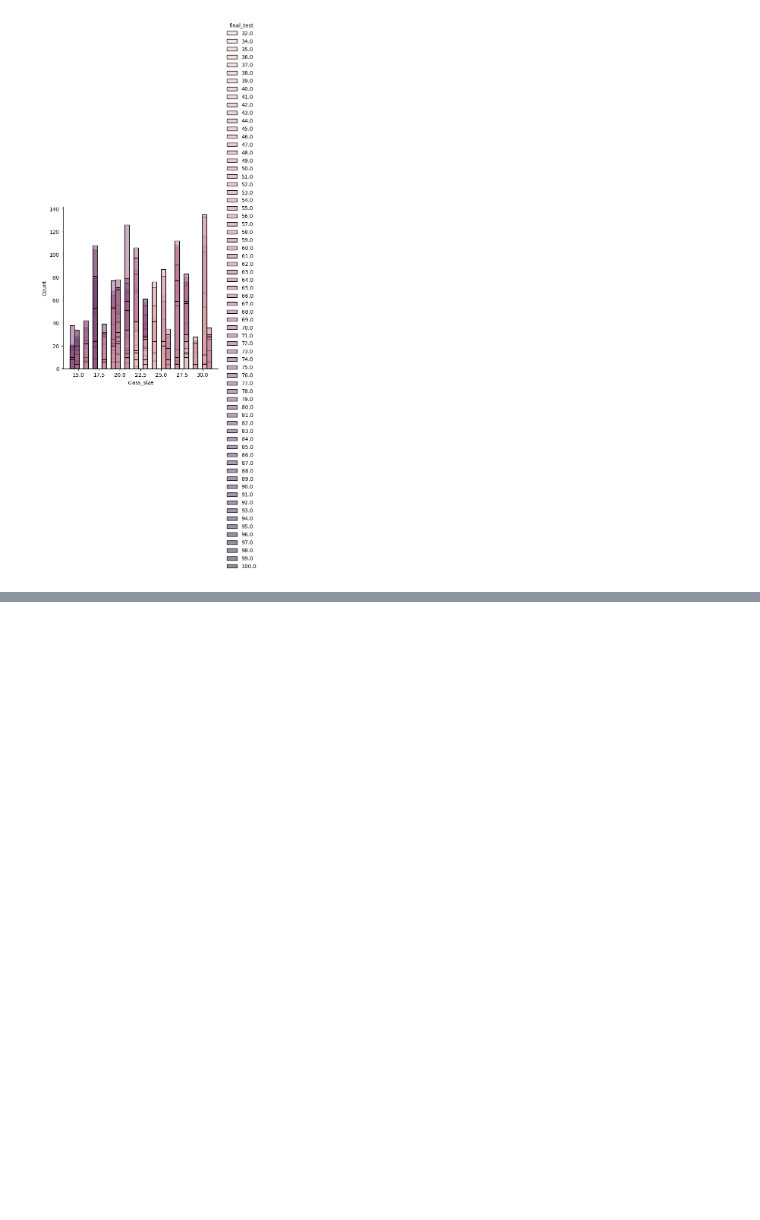
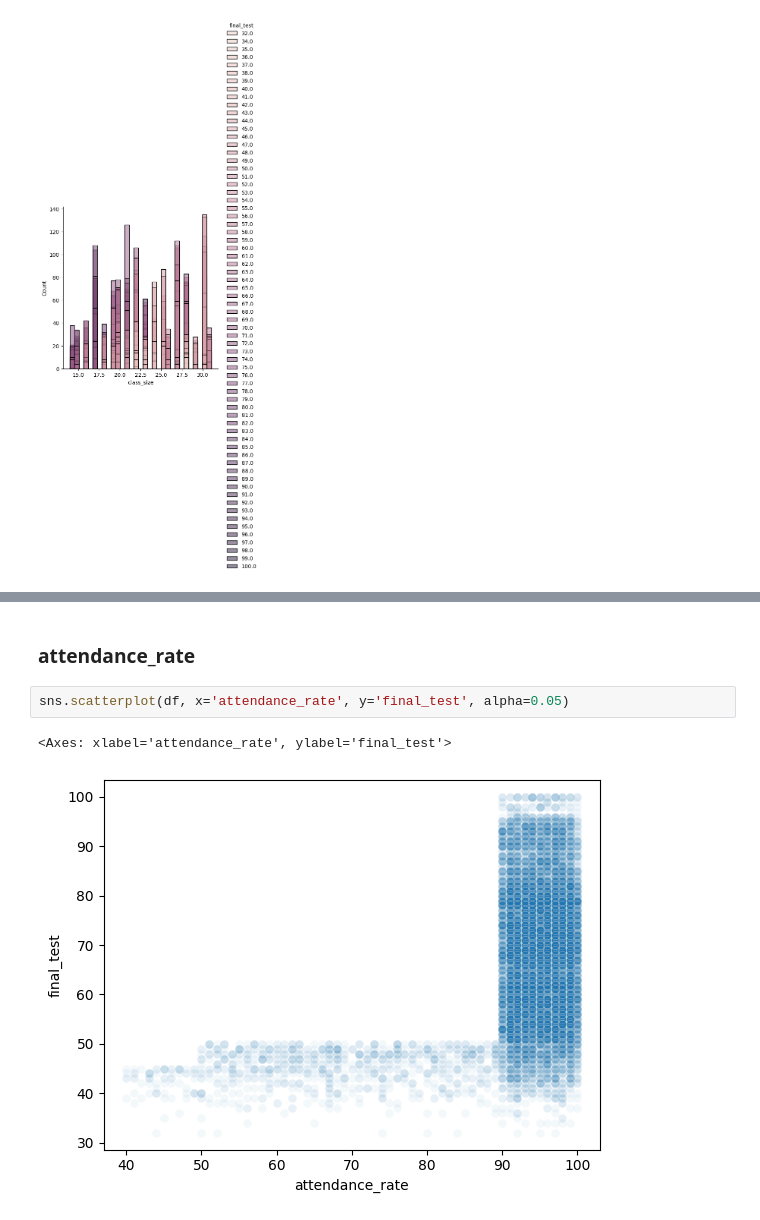
Before and after one commit to keiran0/AIAP-past-years-series, a Jupyter notebook: eda.ipynb, the cells around one changed output, grey strips where cells are left out. Saved outputs shown, nothing was run; the diff lists cells and outputs as text; blank space fills up the shorter version.

```diff
--- a/eda.ipynb
+++ b/eda.ipynb
@@ -353,0 +424,7 @@ sns.displot(df, x='class_size', hue='final_test')
+# %% [markdown]
+### attendance_rate
+# %%
+sns.scatterplot(df, x='attendance_rate', y='final_test', alpha=0.05)
+# %% [output]
+<Axes: xlabel='attendance_rate', ylabel='final_test'>
+[figure, added]
```
Also changed, not shown: parts of 63 cells of this notebook.
